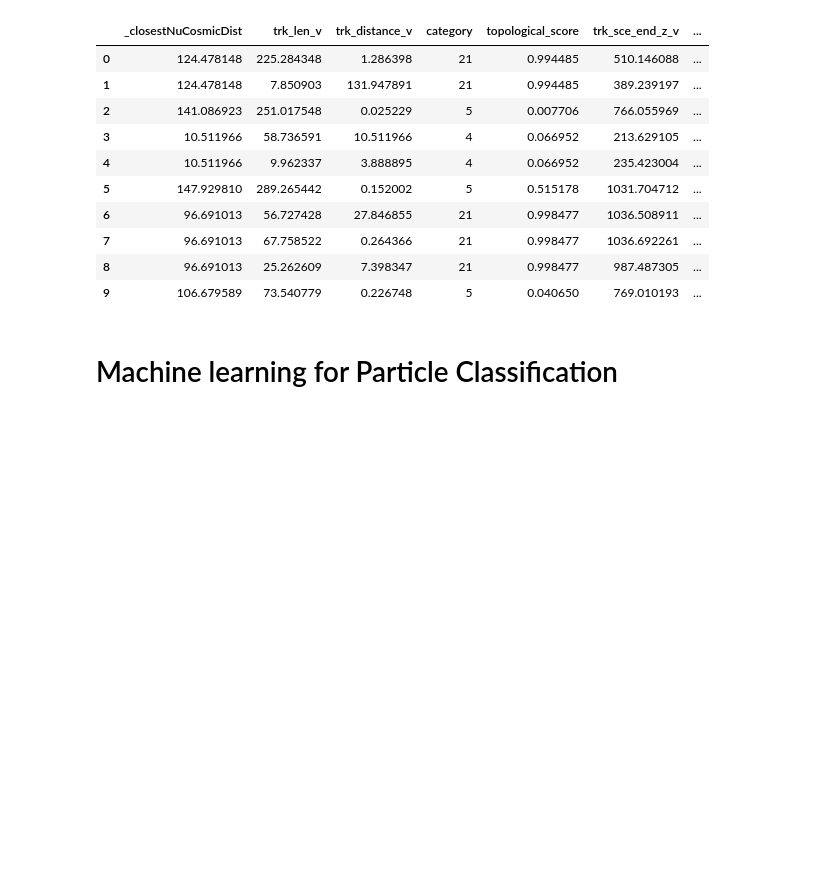
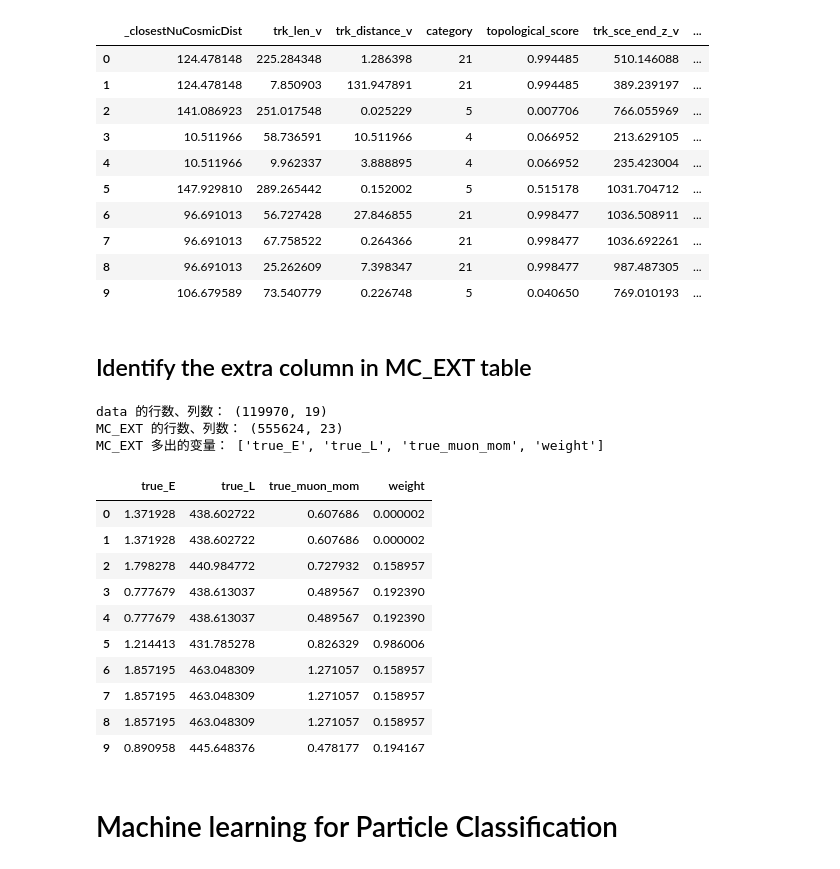
Before and after one commit to CanonicaliTY/uboone_lab_student_copy, a Jupyter notebook: MainAnalysis_template.ipynb, the cells around one changed output. Saved outputs shown, nothing was run; the diff lists cells and outputs as text; code cells hidden in the pictures; blank space fills up the shorter version.

```diff
--- a/MainAnalysis_template.ipynb
+++ b/MainAnalysis_template.ipynb
@@ -86,6 +86,31 @@ MC_EXT.head(10)
 | 7 | 96.691013 | 67.758522 | 0.264366 | 21 | 0.998477 | 1036.692261 | ... |
 | 8 | 96.691013 | 25.262609 | 7.398347 | 21 | 0.998477 | 987.487305 | ... |
 | 9 | 106.679589 | 73.540779 | 0.226748 | 5 | 0.040650 | 769.010193 | ... |
+# %% [markdown]
+## Identify the extra column in MC_EXT table
+# %%
+print("data 的行数、列数：", data.shape)
+print("MC_EXT 的行数、列数：", MC_EXT.shape)
+
+extra_columns = sorted(set(MC_EXT.columns) - set(data.columns))
+print("MC_EXT 多出的变量：", extra_columns)
+
+MC_EXT[extra_columns].head(10)
+# %% [output]
+data 的行数、列数： (119970, 19)
+MC_EXT 的行数、列数： (555624, 23)
+MC_EXT 多出的变量： ['true_E', 'true_L', 'true_muon_mom', 'weight']
+|  | true_E | true_L | true_muon_mom | weight |
+| 0 | 1.371928 | 438.602722 | 0.607686 | 0.000002 |
+| 1 | 1.371928 | 438.602722 | 0.607686 | 0.000002 |
+| 2 | 1.798278 | 440.984772 | 0.727932 | 0.158957 |
+| 3 | 0.777679 | 438.613037 | 0.489567 | 0.192390 |
+| 4 | 0.777679 | 438.613037 | 0.489567 | 0.192390 |
+| 5 | 1.214413 | 431.785278 | 0.826329 | 0.986006 |
+| 6 | 1.857195 | 463.048309 | 1.271057 | 0.158957 |
+| 7 | 1.857195 | 463.048309 | 1.271057 | 0.158957 |
+| 8 | 1.857195 | 463.048309 | 1.271057 | 0.158957 |
+| 9 | 0.890958 | 445.648376 | 0.478177 | 0.194167 |
 # %% [markdown]
 # Machine learning for Particle Classification
 # %% [markdown]
```
Also changed, not shown: parts of 3 cells of this notebook.
